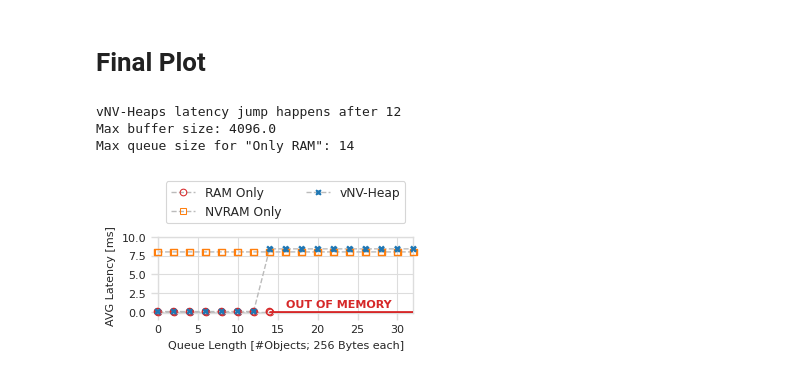
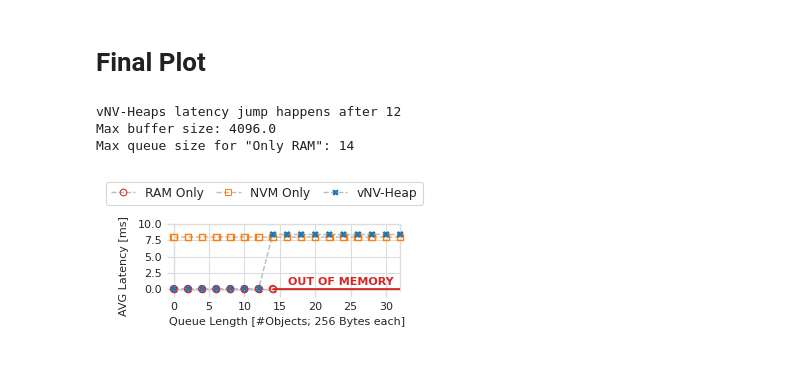
Before and after one commit to markus-gerber/vnv-heap, a Jupyter notebook: evaluation/queue.ipynb, the cells around one changed output. Cells and saved outputs as stored; diff of their text form; code cells hidden in the pictures.

```diff
--- a/evaluation/queue.ipynb
+++ b/evaluation/queue.ipynb
@@ -121,6 +193,7 @@ from util.plot import plot_lines, save_plot, plot_colors
 from util.convert import scale_data
 import numpy as np
 import seaborn as sns
+import matplotlib.pyplot as plt
 
 # palette = ["#c2df23", "#440154", "#51c56a"]
 palette = [plot_colors["baseline"], plot_colors["baseline2"], plot_colors["heap"]]
@@ -174,7 +247,7 @@ plot_data = [
         "data": ram_data,
     },
     {
-        "name": "NVRAM Only",
+        "name": "NVM Only",
         "x": "options.queue_length",
         "y": "mean",
         "marker": "s",
@@ -206,7 +279,7 @@ options = {
     "x_label": f"Queue Length [#Objects; {obj_size} Bytes each]",
     "y_label": f"AVG Latency [{unit}]" if not norm else "Latency [Norm.]",
 #    "norm": norm_val,
-    "height": 0.3,
+    "height": 0.4,
     "palette": palette,
 }
 
@@ -230,33 +303,39 @@ ax.plot(
     zorder=3
 )
 text_x = (ram_data_tmp["options.queue_length"].max() + impl_data["options.queue_length"].max()) / 2
 text_x = text_x - text_x*0.3
 text_y = ram_data_tmp.iloc[-1]["mean"] + ram_data_tmp.iloc[-1]["mean"]*2
 if norm:
     text_y /= norm_val
 
 ax.text(text_x, text_y * 4, "OUT OF MEMORY", weight="bold", color=palette[0])
+
+ax.yaxis.set_label_coords(-0.2,0.36)
+plt.tight_layout(pad=0, h_pad=0, w_pad=0)
+
 ax.legend(
     loc = "lower center",
-    bbox_to_anchor=(0.5, 1.1),
-    ncol=2,
+    bbox_to_anchor=(0.4, 1.2),
+    ncol=3,
+    columnspacing=1,
     title=None,
     frameon=True
 )
+
 if norm:
     ax.set_xticks([0,5,10,15,20,25,30])
     ax.set_yticks([0,50,100,150])
     ax.set_xlim(right=32)
 else:
     ax.set_xticks([0,5,10,15,20,25,30])
     ax.set_yticks([0,2.5,5,7.5,10])
     ax.set_xlim(right=32)
 ax.set_ylim(bottom=-0.1)
 
 
 save_plot("queue", False)
 # %% [output]
 vNV-Heaps latency jump happens after 12
 Max buffer size: 4096.0
 Max queue size for "Only RAM": 14
-[figure, old version]
+[figure, new version]
```
Also changed, not shown: parts of 2 cells of this notebook, 2 other files.
